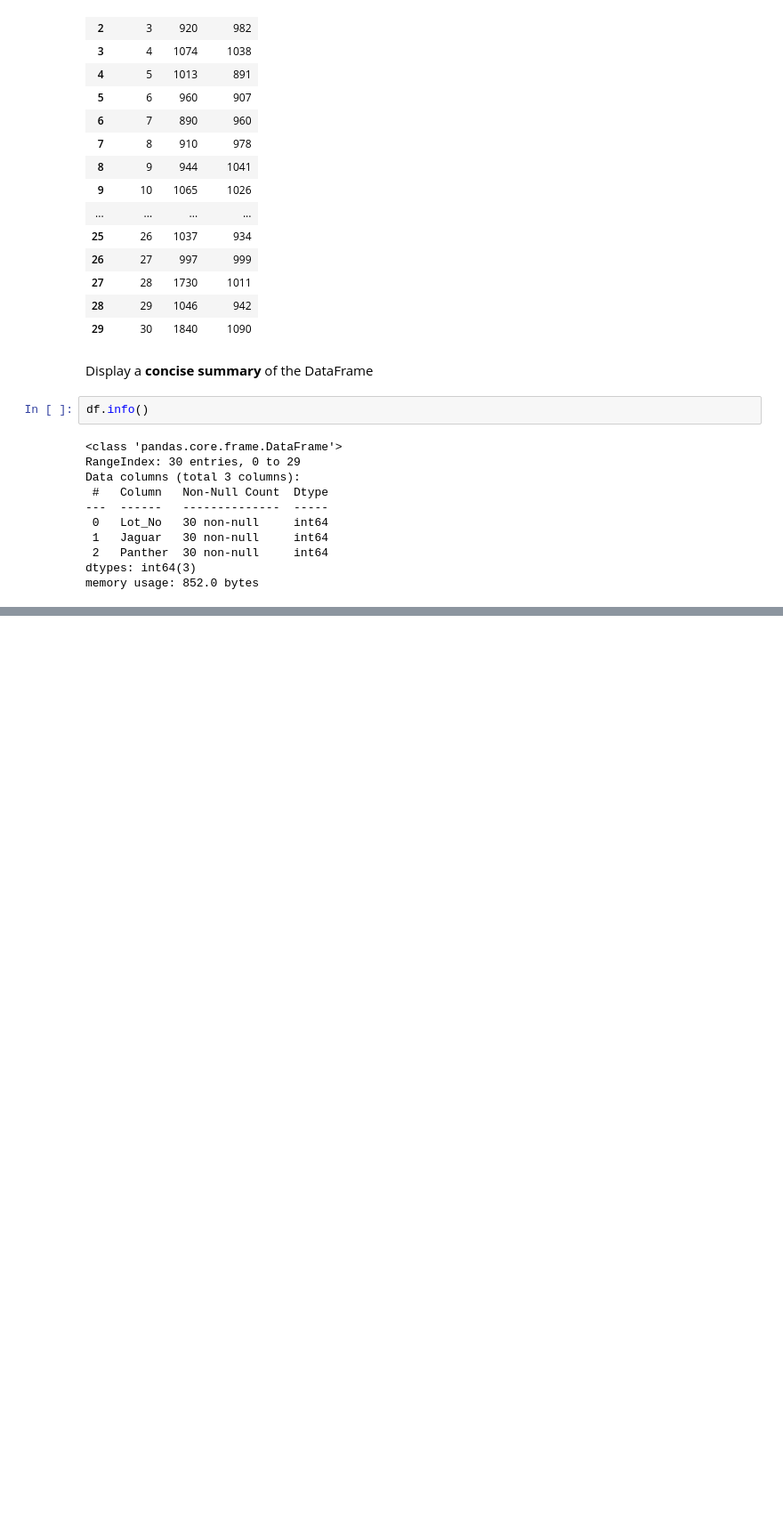
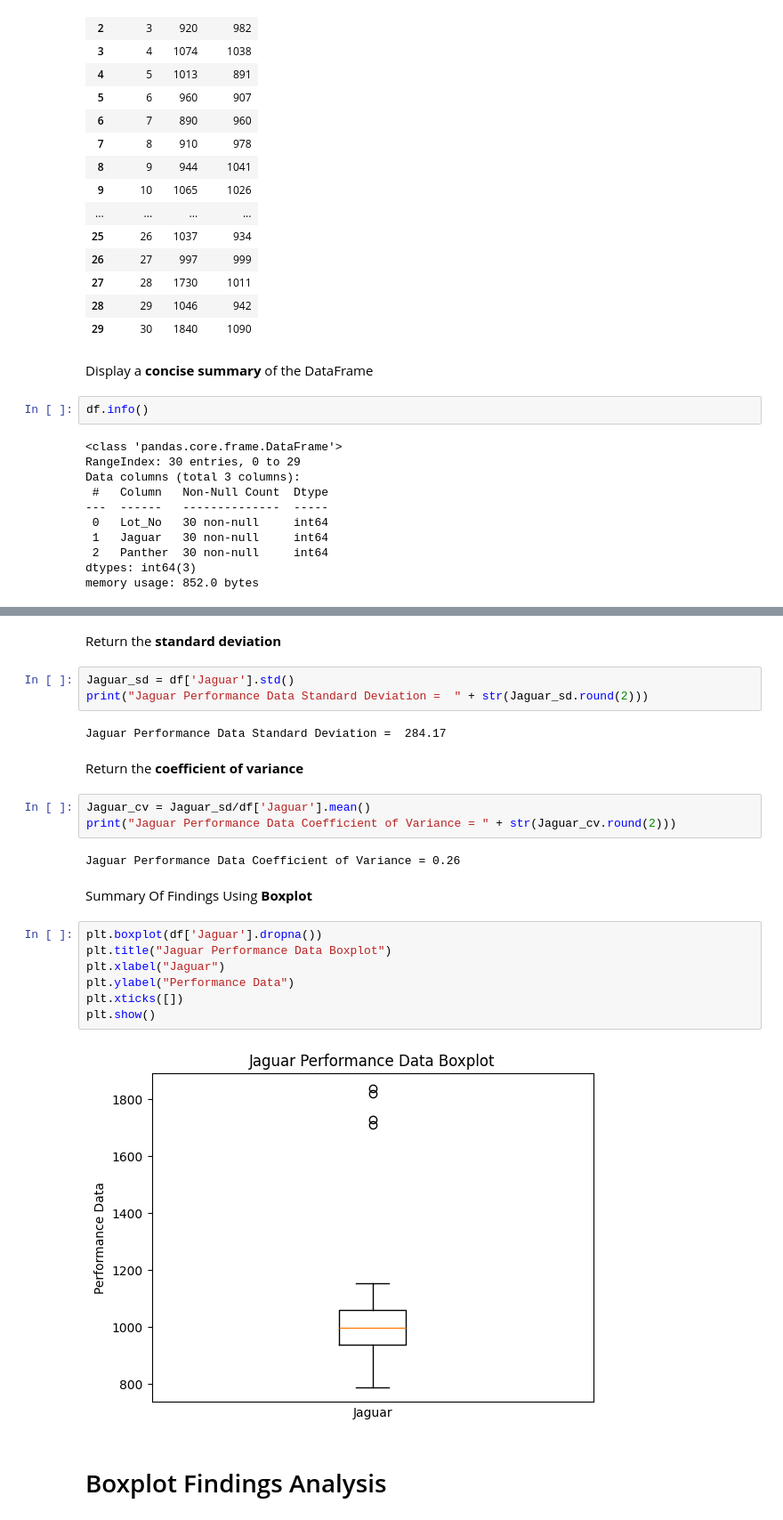
Before and after one commit to Kudo-Shinn/MATHEDA, a Jupyter notebook: Week 4/Week 4-Descriptive-Data-Analysis.ipynb, the cells around one changed output, grey strips where cells are left out. Shown at 89% size. Drawn from its saved outputs; the diff is of its cells as text; blank space fills up the shorter version.

```diff
--- a/Week 4/Week 4-Descriptive-Data-Analysis.ipynb
+++ b/Week 4/Week 4-Descriptive-Data-Analysis.ipynb
@@ -50,0 +107,27 @@ memory usage: 852.0 bytes
+# %% [markdown]
+Return the **standard deviation**
+# %%
+Jaguar_sd = df['Jaguar'].std()
+print("Jaguar Performance Data Standard Deviation =  " + str(Jaguar_sd.round(2)))
+# %% [output]
+Jaguar Performance Data Standard Deviation =  284.17
+# %% [markdown]
+Return the **coefficient of variance**
+# %%
+Jaguar_cv = Jaguar_sd/df['Jaguar'].mean()
+print("Jaguar Performance Data Coefficient of Variance = " + str(Jaguar_cv.round(2)))
+# %% [output]
+Jaguar Performance Data Coefficient of Variance = 0.26
+# %% [markdown]
+Summary Of Findings Using **Boxplot**
+# %%
+plt.boxplot(df['Jaguar'].dropna())
+plt.title("Jaguar Performance Data Boxplot")
+plt.xlabel("Jaguar")
+plt.ylabel("Performance Data")
+plt.xticks([])
+plt.show()
+# %% [output]
+[figure, added]
+# %% [markdown]
+# Boxplot Findings Analysis
```
Also changed, not shown: parts of 35 cells of this notebook.
